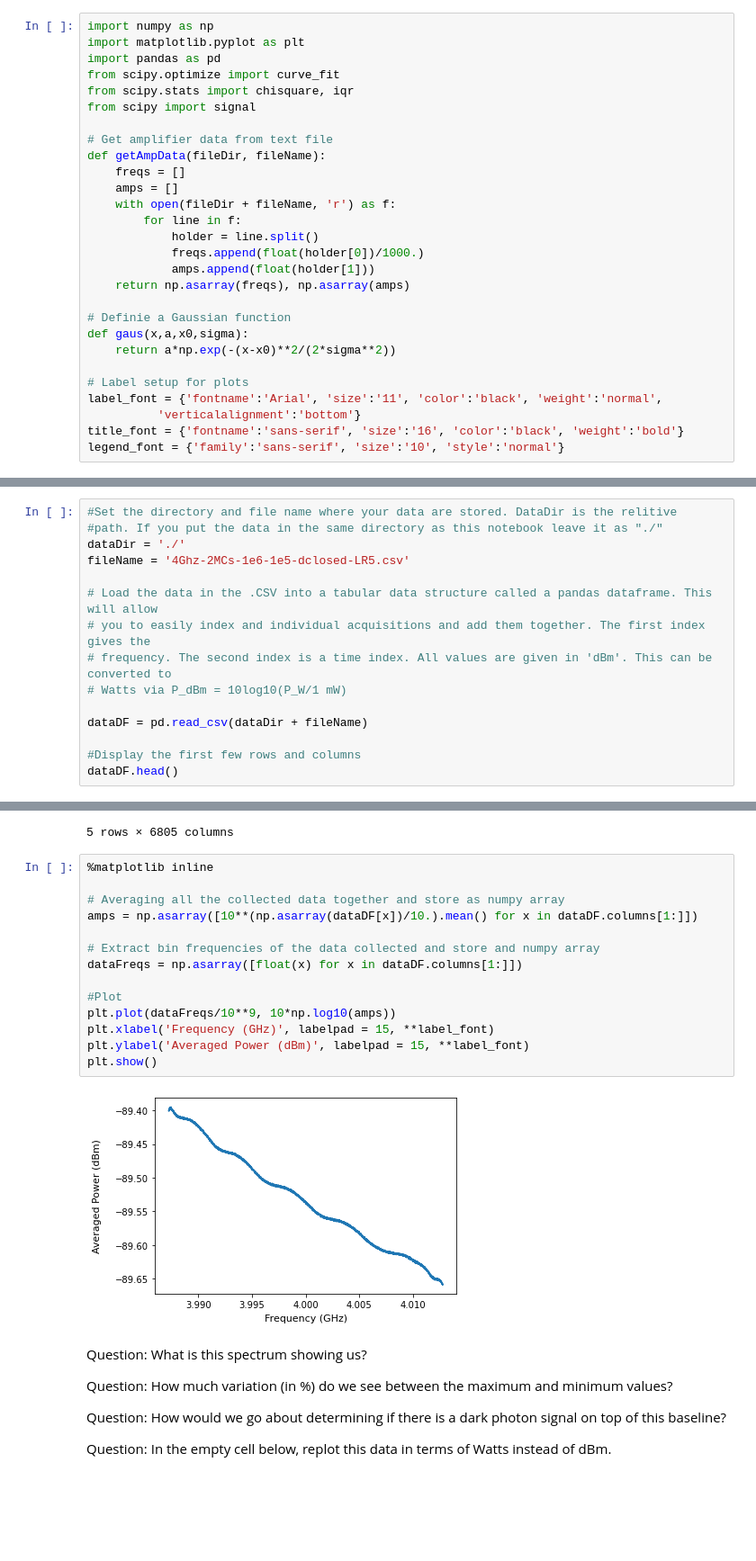
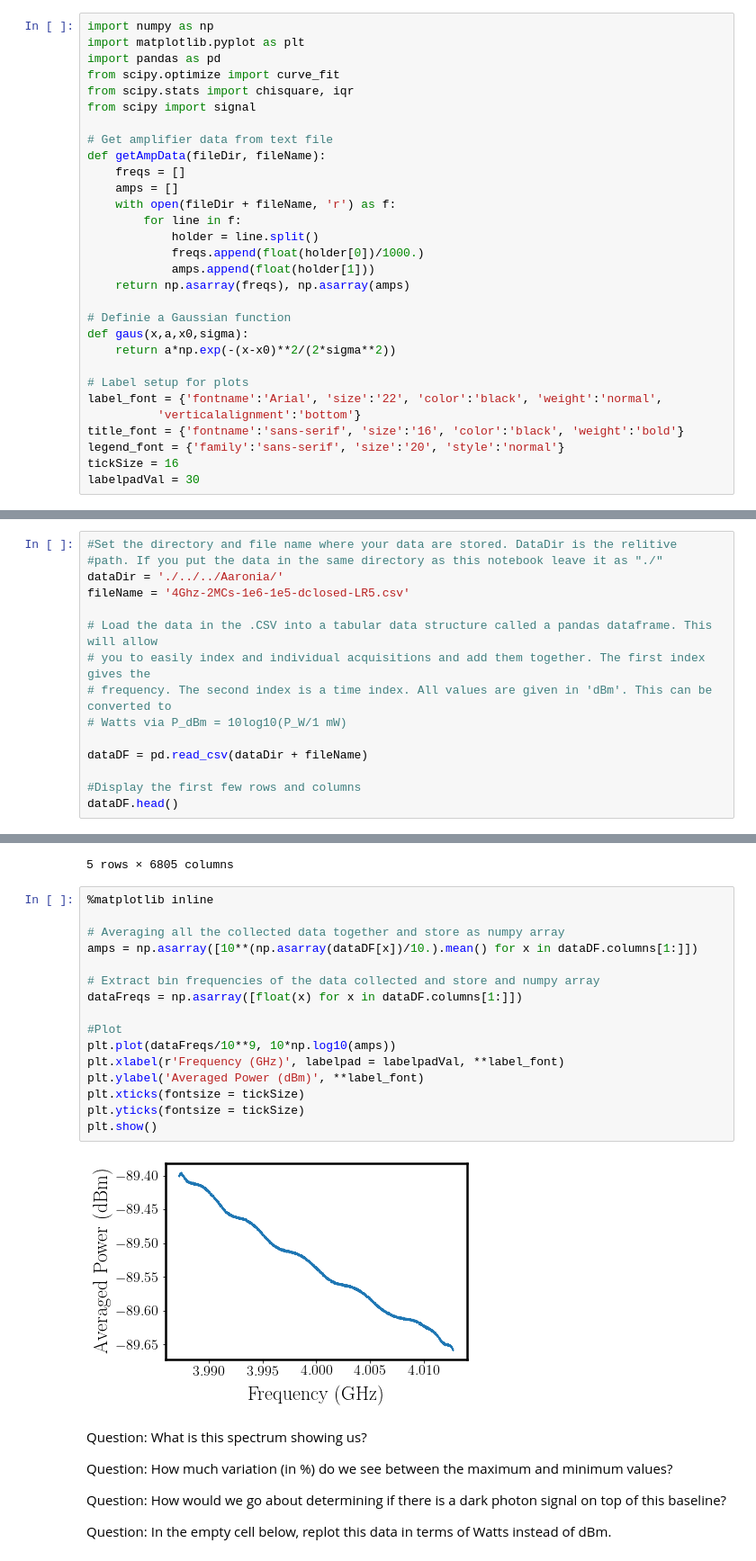
Before and after one commit to josephmlev/darkRadio, a Jupyter notebook: HEPCAT_2022/HEPCAT_Analysis.ipynb, the cells around one changed output, grey strips where cells are left out. Shown at 90% size. Saved outputs shown, nothing was run; the diff lists cells and outputs as text; blank space fills up the shorter version.

Commit message:
Filter transfer function has had x-axis changed to bins and also changed font sizes and labels for all plots

```diff
--- a/HEPCAT_2022/HEPCAT_Analysis.ipynb
+++ b/HEPCAT_2022/HEPCAT_Analysis.ipynb
@@ -22,17 +22,19 @@ def gaus(x,a,x0,sigma):
     return a*np.exp(-(x-x0)**2/(2*sigma**2))
 
 # Label setup for plots
-label_font = {'fontname':'Arial', 'size':'11', 'color':'black', 'weight':'normal',
+label_font = {'fontname':'Arial', 'size':'22', 'color':'black', 'weight':'normal',
           'verticalalignment':'bottom'}
 title_font = {'fontname':'sans-serif', 'size':'16', 'color':'black', 'weight':'bold'}
-legend_font = {'family':'sans-serif', 'size':'10', 'style':'normal'}
+legend_font = {'family':'sans-serif', 'size':'20', 'style':'normal'}
+tickSize = 16
+labelpadVal = 30
 # %% [markdown]
 This Jupyter notebook will load in and analyze the data taken by the Spectran V6 spectrum analyzer. By this time, you should have successfully taken about 1 day of data that has been saved in a .CSV file. You will now analyze these data to look candidate dark photon signals and set a limit on the dark photon coupling strength, $\varepsilon$
 over the frequency span you took data. We start by first loading this data into a dataframe.
 # %%
 #Set the directory and file name where your data are stored. DataDir is the relitive
 #path. If you put the data in the same directory as this notebook leave it as "./"
-dataDir = './'
+dataDir = './../../Aaronia/'
 fileName = '4Ghz-2MCs-1e6-1e5-dclosed-LR5.csv'
 
 # Load the data in the .CSV into a tabular data structure called a pandas dataframe. This will allow
@@ -55,19 +57,21 @@ dataDF.head()
 # %%
 %matplotlib inline
 
 # Averaging all the collected data together and store as numpy array
 amps = np.asarray([10**(np.asarray(dataDF[x])/10.).mean() for x in dataDF.columns[1:]])
 
 # Extract bin frequencies of the data collected and store and numpy array
 dataFreqs = np.asarray([float(x) for x in dataDF.columns[1:]])
 
 #Plot
 plt.plot(dataFreqs/10**9, 10*np.log10(amps))
-plt.xlabel('Frequency (GHz)', labelpad = 15, **label_font)
-plt.ylabel('Averaged Power (dBm)', labelpad = 15, **label_font)
+plt.xlabel(r'Frequency (GHz)', labelpad = labelpadVal, **label_font)
+plt.ylabel('Averaged Power (dBm)', **label_font)
+plt.xticks(fontsize = tickSize)
+plt.yticks(fontsize = tickSize)
 plt.show()
 # %% [output]
-[figure, old version]
+[figure, new version]
 # %% [markdown]
 Question: What is this spectrum showing us?
 
```
Also changed, not shown: parts of 14 cells of this notebook.
